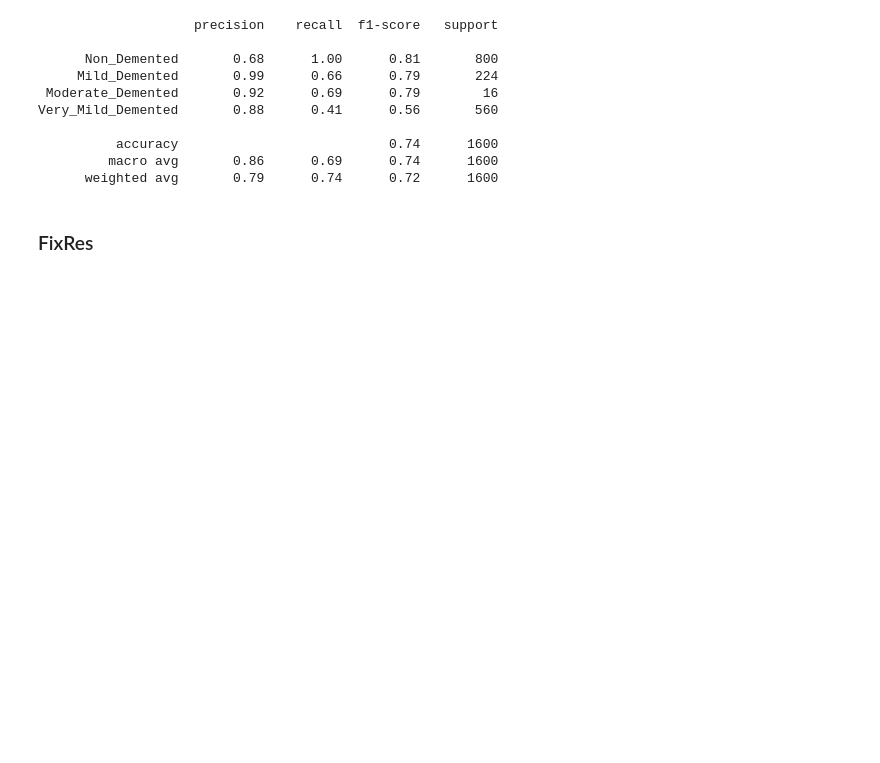
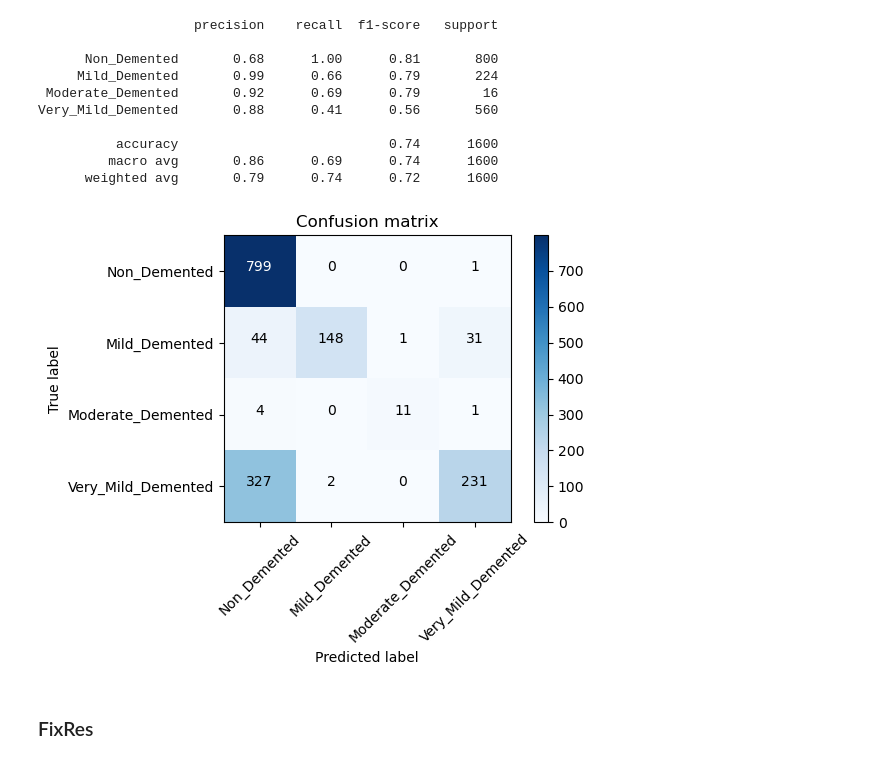
Before and after one commit to MajaJuri/Alzheimer-Detection, a Jupyter notebook: Detekcija Alzheimerove bolesti na MRI slikama mozga.ipynb, the cells around one changed output. Cells and saved outputs as stored; diff of their text form; code cells hidden in the pictures; blank space fills up the shorter version.

```diff
--- a/Detekcija Alzheimerove bolesti na MRI slikama mozga.ipynb
+++ b/Detekcija Alzheimerove bolesti na MRI slikama mozga.ipynb
@@ -432,6 +592,10 @@ Very_Mild_Demented       0.88      0.41      0.56       560
           accuracy                           0.74      1600
          macro avg       0.86      0.69      0.74      1600
       weighted avg       0.79      0.74      0.72      1600
+# %%
+plot_confusion_matrix(metrics.confusion_matrix(Y_test, Y_pred), classes=labels)
+# %% [output]
+[figure, added]
 # %% [markdown]
 ### FixRes
 # %% [markdown]
```
Also changed, not shown: parts of 42 cells of this notebook, 2 other files.
